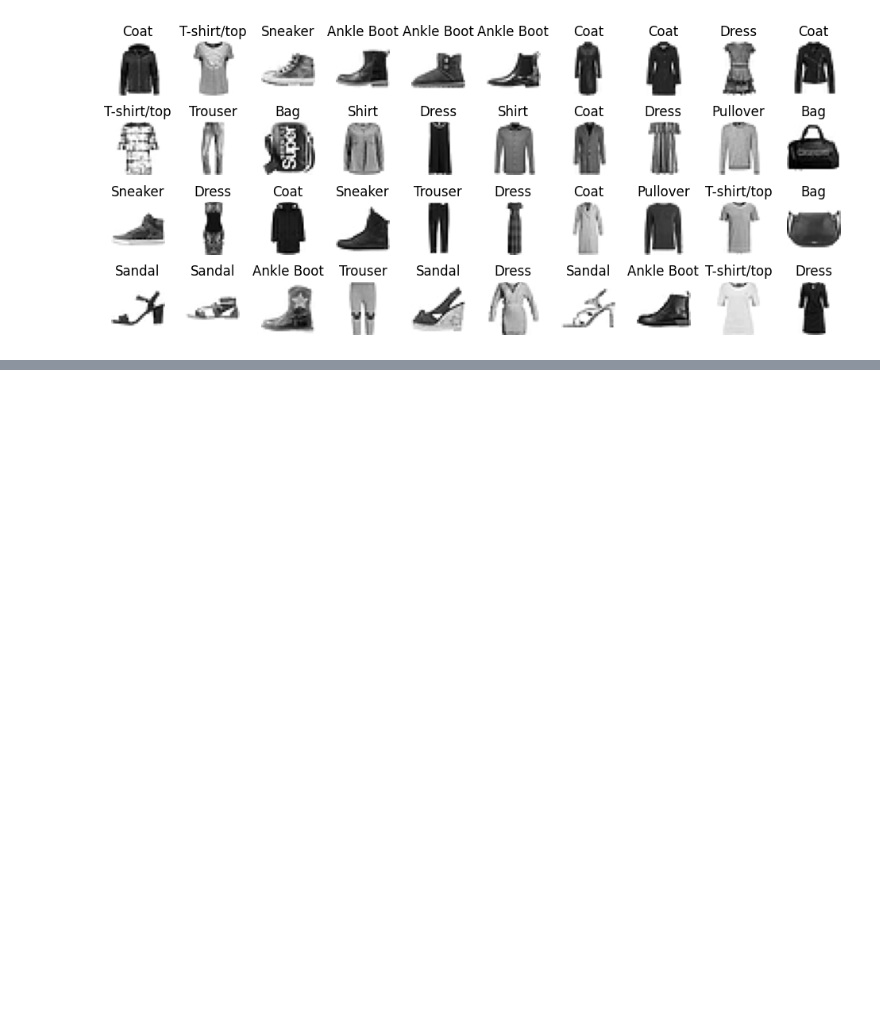
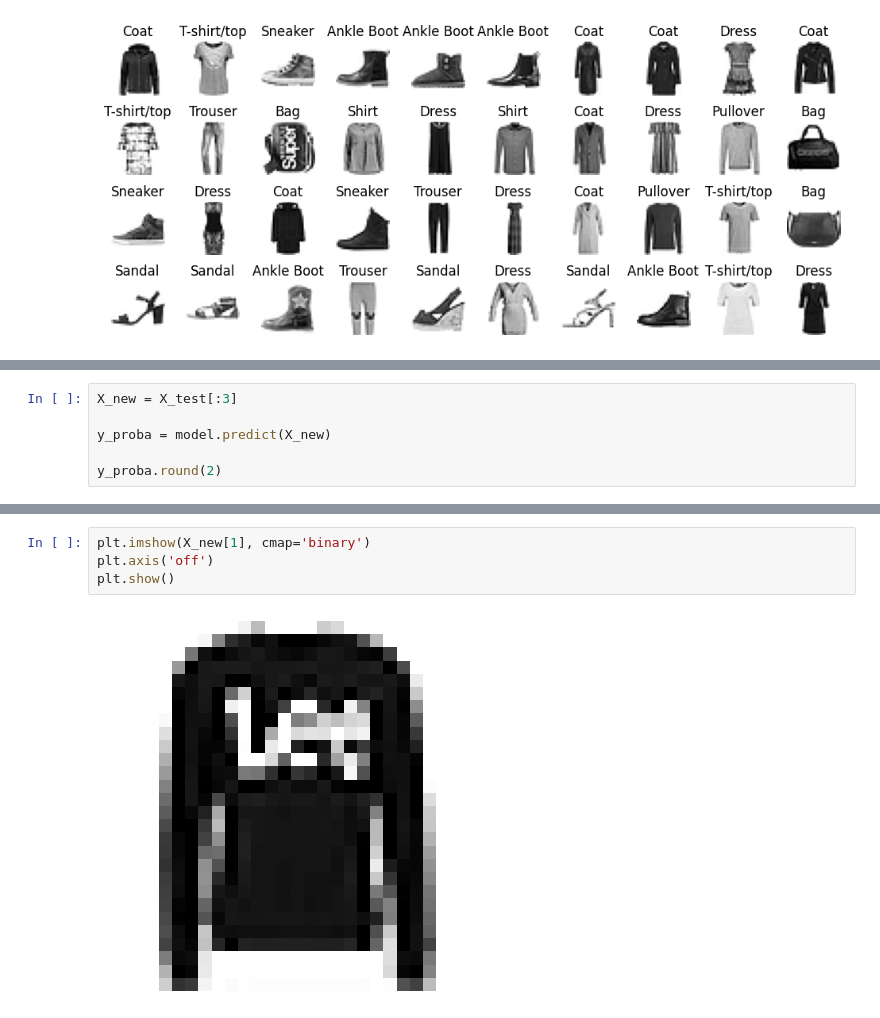
Before and after one commit to GabeALopez/machine-learning-projects, a Jupyter notebook: inClassProjectts/neuralNetwork.ipynb, the cells around one changed output, grey strips where cells are left out. Saved outputs shown, nothing was run; the diff lists cells and outputs as text; blank space fills up the shorter version.

Commit message:
Added regression prediction

```diff
--- a/inClassProjectts/neuralNetwork.ipynb
+++ b/inClassProjectts/neuralNetwork.ipynb
@@ -156,0 +172,6 @@ Epoch 30/30
+# %%
+X_new = X_test[:3]
+
+y_proba = model.predict(X_new)
+
+y_proba.round(2)
@@ -156,0 +184,6 @@ Epoch 30/30
+# %%
+plt.imshow(X_new[1], cmap='binary')
+plt.axis('off')
+plt.show()
+# %% [output]
+[figure, added]
```
Also changed, not shown: parts of 13 cells of this notebook.
